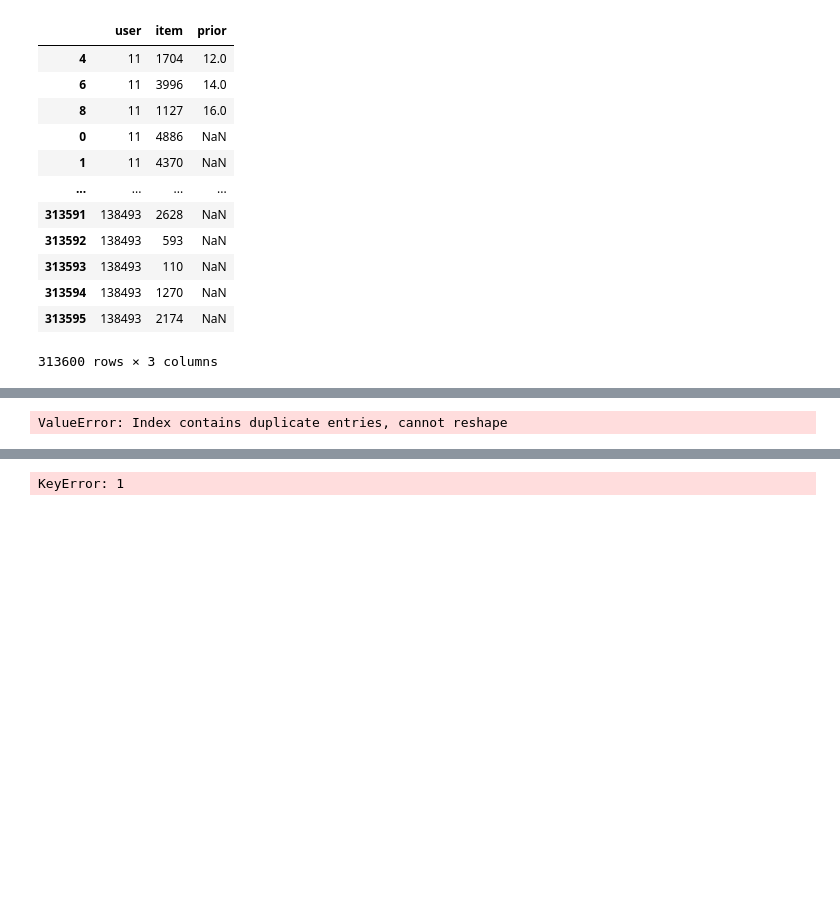
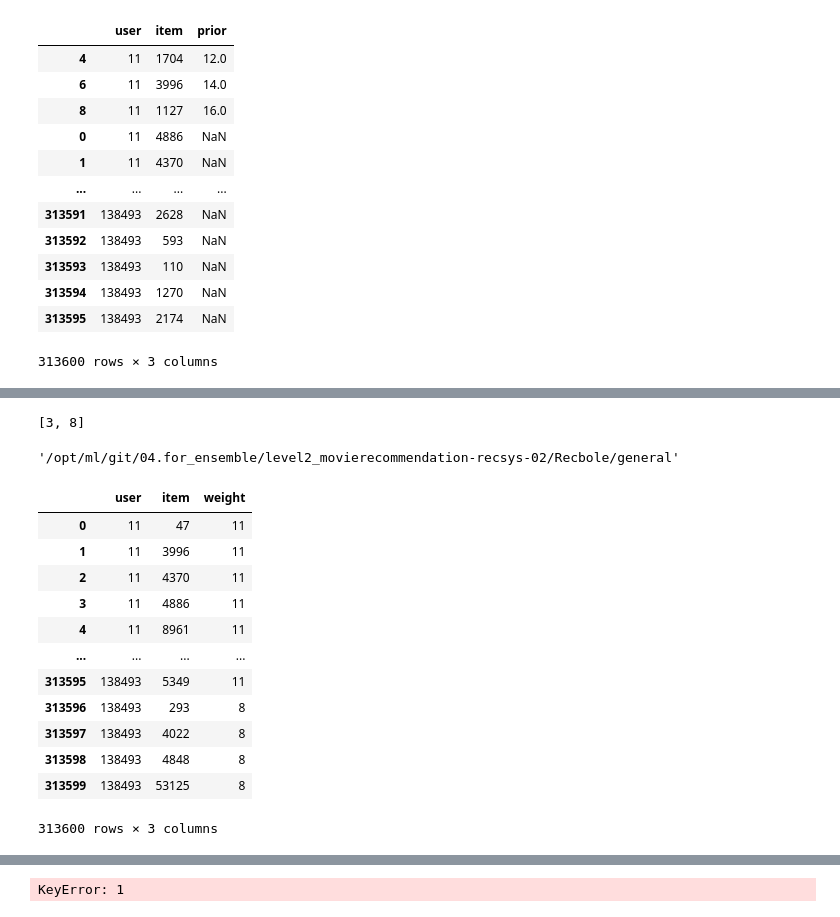
Before and after one commit to boostcampaitech5/level2_movierecommendation-recsys-02, a Jupyter notebook: Recbole/general/ensemble.ipynb, the cells around one changed output, grey strips where cells are left out. Drawn from its saved outputs; the diff is of its cells as text; code cells hidden in the pictures; blank space fills up the shorter version.

Commit message:
[kys] complete ensemble code

```diff
--- a/Recbole/general/ensemble.ipynb
+++ b/Recbole/general/ensemble.ipynb
@@ -128,0 +150,5 @@ print(result[result['user']==11])
+# %%
+
+
+file_list=['/opt/ml/git/04.for_ensemble/level2_movierecommendation-recsys-02/Recbole/general/output/1_EASE_epoch10_@.csv',
+           '/opt/ml/git/04.for_ensemble/level2_movierecommendation-recsys-02/Recbole/general/output/2_EASE_newversion.csv']
@@ -129,20 +159,39 @@ print(result[result['user']==11])
+# %%
+ratios
+# %% [output]
+[3, 8]
+# %%
+pwd
+# %% [output]
+'/opt/ml/git/04.for_ensemble/level2_movierecommendation-recsys-02/Recbole/general'
 # %%
-
-ratio = input(f"(모델 수 : {len(file_list)})띄어쓰기로 구분하여 ratio 입력하기")
-ratio = ratio.split(" ")
-ratio = list(map(int,ratio))
+ratios = input(f"(모델 수 : {len(file_list)})띄어쓰기로 구분하여 ratio 입력하기")
+ratios = ratios.split(" ")
+ratios = list(map(int,ratios))
+if len(ratios) != len(file_list):
+    raise ValueError("모델 수와 가중치값의 수가 맞지 않음")
 df_list = [pd.read_csv(f) for f in file_list]
 
-for df,ratio in zip(df_list,ratio):
+for df,ratio in zip(df_list,ratios):
     df["weight"] = ratio
 result = pd.concat(df_list).reset_index(drop=True)
-g = result.groupby(['user','item'])
-df =g.agg({'weight': 'sum'})
-df['weight'] = - df['weight']
-df = df.sort_values(['user','weight'])
-df['weight'] = - df['weight']
-result = result.pivot(index='user', columns='item', values='weight')  # 'user'를 기준으로 'item'과 'weight'를 컬럼으로 변환
-result = df.groupby('user').head(10)
-result
+g = result.groupby(['user','item']).agg({'weight': 'sum'})
+g['weight'] = - g['weight']
+g = g.sort_values(['user','weight'])
+g['weight'] = - g['weight']
+result = g.groupby('user').head(10)
+result = result.reset_index()
 # %% [output]
+|  | user | item | weight |
+| 0 | 11 | 47 | 11 |
+| 1 | 11 | 3996 | 11 |
+| 2 | 11 | 4370 | 11 |
+| 3 | 11 | 4886 | 11 |
+| 4 | 11 | 8961 | 11 |
+| ... | ... | ... | ... |
+| 313595 | 138493 | 5349 | 11 |
+| 313596 | 138493 | 293 | 8 |
+| 313597 | 138493 | 4022 | 8 |
+| 313598 | 138493 | 4848 | 8 |
+| 313599 | 138493 | 53125 | 8 |
-ValueError: Index contains duplicate entries, cannot reshape
+313600 rows × 3 columns
```
Also changed, not shown: parts of 16 cells of this notebook, 2 other files.
